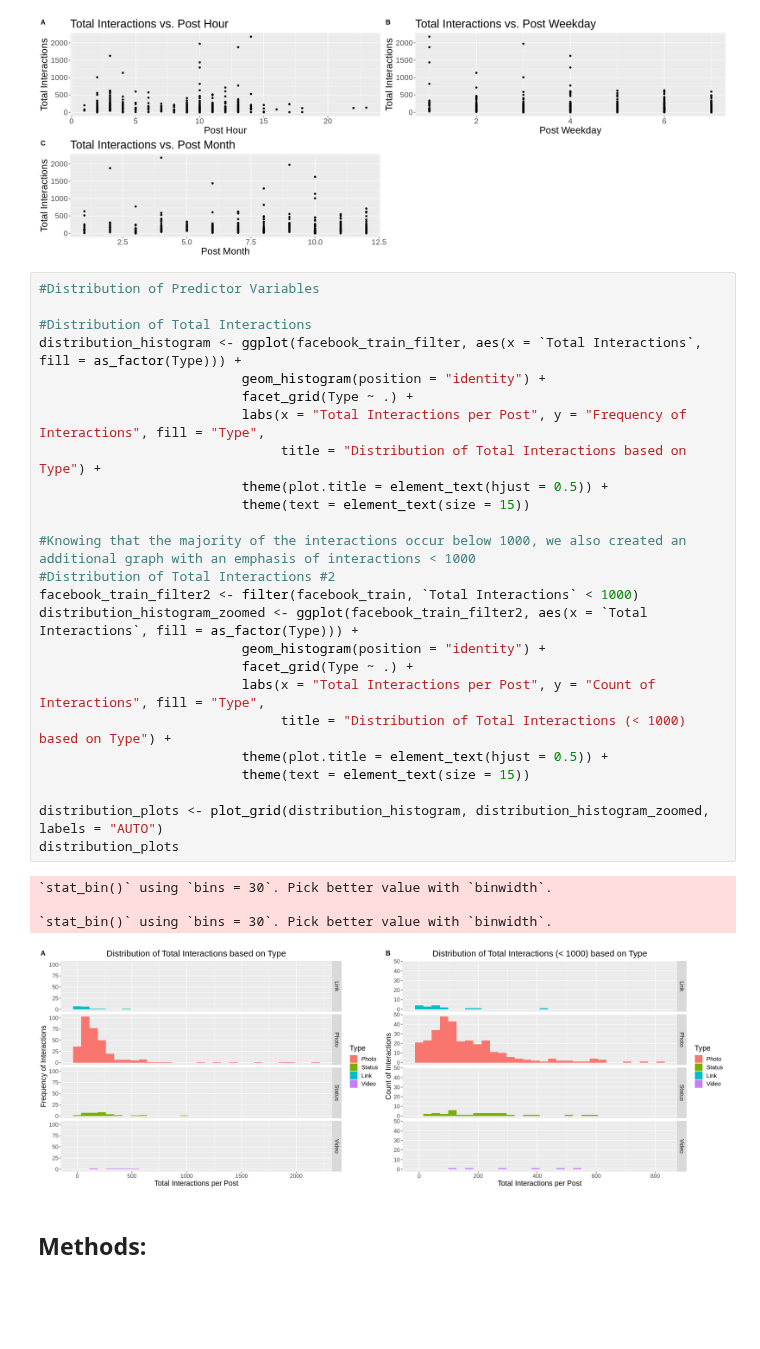
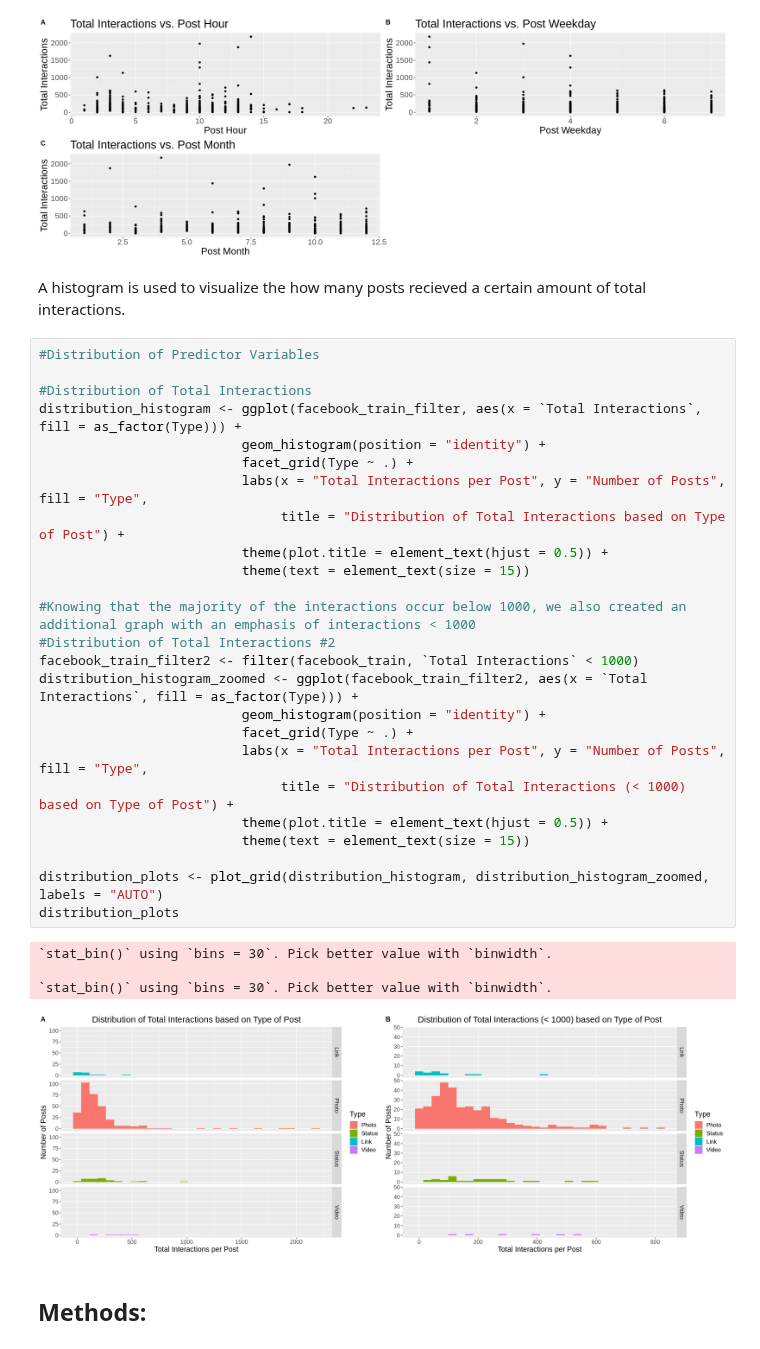
Before and after one commit to amellios/data_science_woohoo, a Jupyter notebook: Proposal.ipynb, the cells around one changed output. Drawn from its saved outputs; the diff is of its cells as text; blank space fills up the shorter version.

```diff
--- a/Proposal.ipynb
+++ b/Proposal.ipynb
@@ -155,36 +159,38 @@ scatter_plots <- plot_grid(facebook_plot, facebook_plot2, facebook_plot3, labels
 scatter_plots
 # %% [output]
 [figure]
+# %% [markdown]
+A histogram is used to visualize the how many posts recieved a certain amount of total interactions.
 # %%
 #Distribution of Predictor Variables
 
 #Distribution of Total Interactions
 distribution_histogram <- ggplot(facebook_train_filter, aes(x = `Total Interactions`, fill = as_factor(Type))) +
                           geom_histogram(position = "identity") +
                           facet_grid(Type ~ .) +
-                          labs(x = "Total Interactions per Post", y = "Frequency of Interactions", fill = "Type",
-                               title = "Distribution of Total Interactions based on Type") +
+                          labs(x = "Total Interactions per Post", y = "Number of Posts", fill = "Type",
+                               title = "Distribution of Total Interactions based on Type of Post") +
                           theme(plot.title = element_text(hjust = 0.5)) +
                           theme(text = element_text(size = 15))
 
 #Knowing that the majority of the interactions occur below 1000, we also created an additional graph with an emphasis of interactions < 1000
 #Distribution of Total Interactions #2
 facebook_train_filter2 <- filter(facebook_train, `Total Interactions` < 1000)
 distribution_histogram_zoomed <- ggplot(facebook_train_filter2, aes(x = `Total Interactions`, fill = as_factor(Type))) +
                           geom_histogram(position = "identity") +
                           facet_grid(Type ~ .) +
-                          labs(x = "Total Interactions per Post", y = "Count of Interactions", fill = "Type",
-                               title = "Distribution of Total Interactions (< 1000) based on Type") +
+                          labs(x = "Total Interactions per Post", y = "Number of Posts", fill = "Type",
+                               title = "Distribution of Total Interactions (< 1000) based on Type of Post") +
                           theme(plot.title = element_text(hjust = 0.5)) +
                           theme(text = element_text(size = 15))
 
 distribution_plots <- plot_grid(distribution_histogram, distribution_histogram_zoomed, labels = "AUTO")
 distribution_plots
 # %% [output]
 `stat_bin()` using `bins = 30`. Pick better value with `binwidth`.
 
 `stat_bin()` using `bins = 30`. Pick better value with `binwidth`.
-[figure, old version]
+[figure, new version]
 # %% [markdown]
 ## Methods:
 # %% [markdown]
```
Also changed, not shown: parts of 2 cells of this notebook.
